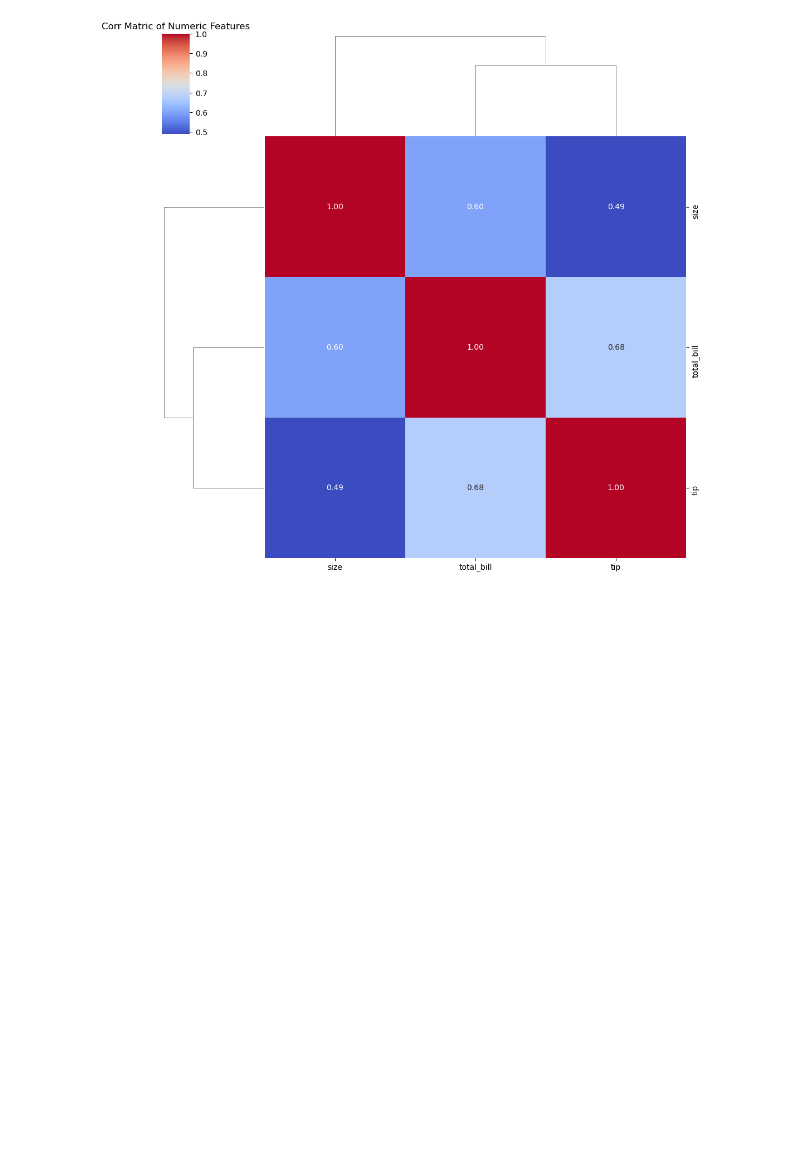
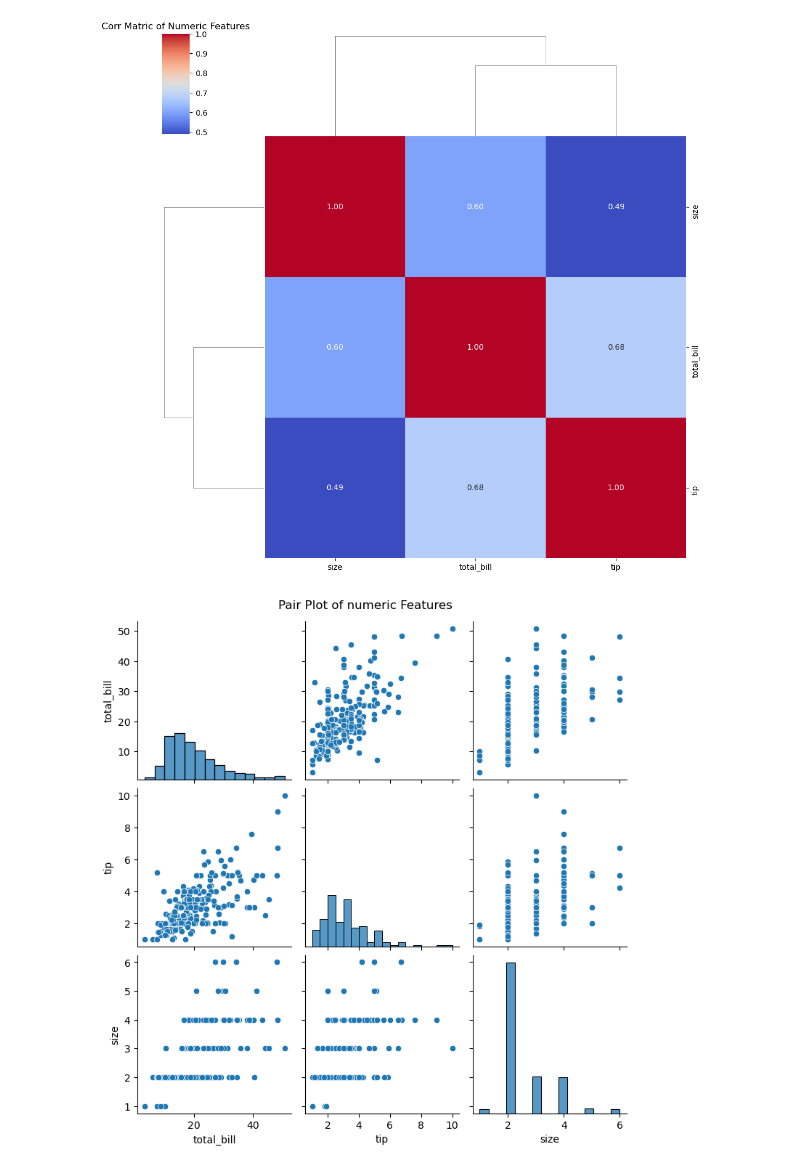
Before and after one commit to RoktimTaye/TIHAN-HYDRABAD-CLASSES, a Jupyter notebook: MODULE 1/Data_Visual_Lecture2.ipynb, the cells around one changed output. Saved outputs shown, nothing was run; the diff lists cells and outputs as text; code cells hidden in the pictures; blank space fills up the shorter version.

```diff
--- a/MODULE 1/Data_Visual_Lecture2.ipynb
+++ b/MODULE 1/Data_Visual_Lecture2.ipynb
@@ -21,3 +36,10 @@ plt.title('Corr Matric of Numeric Features')
 plt.show()
 # %% [output]
 [figure]
+# %%
+numerical_cols = df.select_dtypes(include=['float64','int64']).columns #Defin which datatye tu take from dataframe column
+pair_plot = sns.pairplot(df[numerical_cols])
+pair_plot.figure.suptitle('Pair Plot of numeric Features',y=1.02)
+plt.show()
+# %% [output]
+[figure, added]
```
Also changed, not shown: parts of 4 cells of this notebook.
